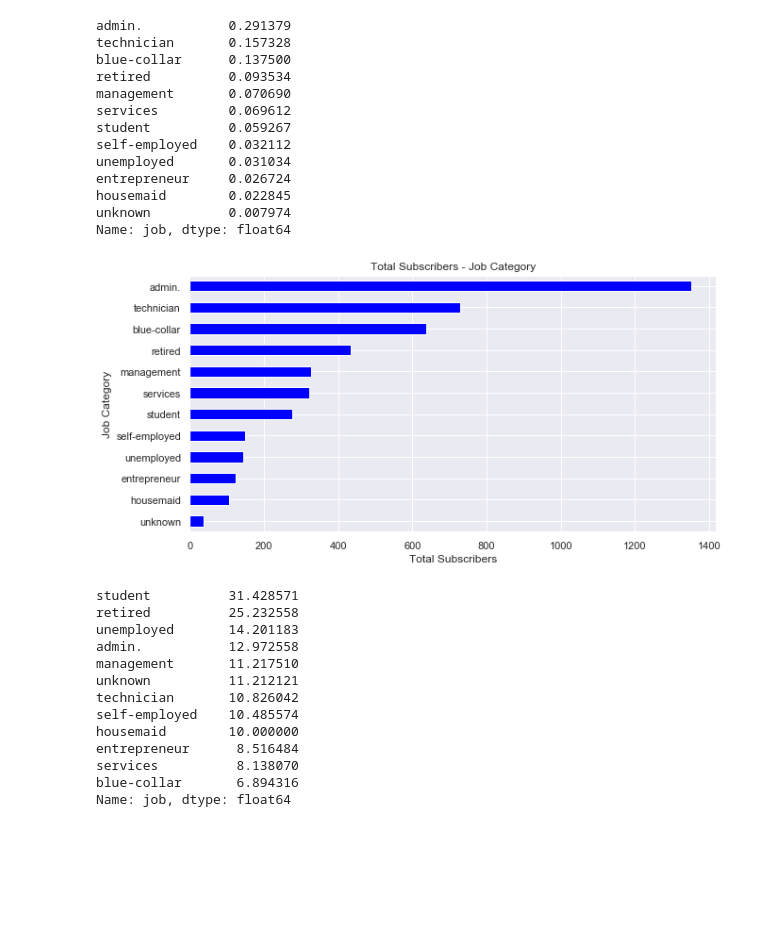
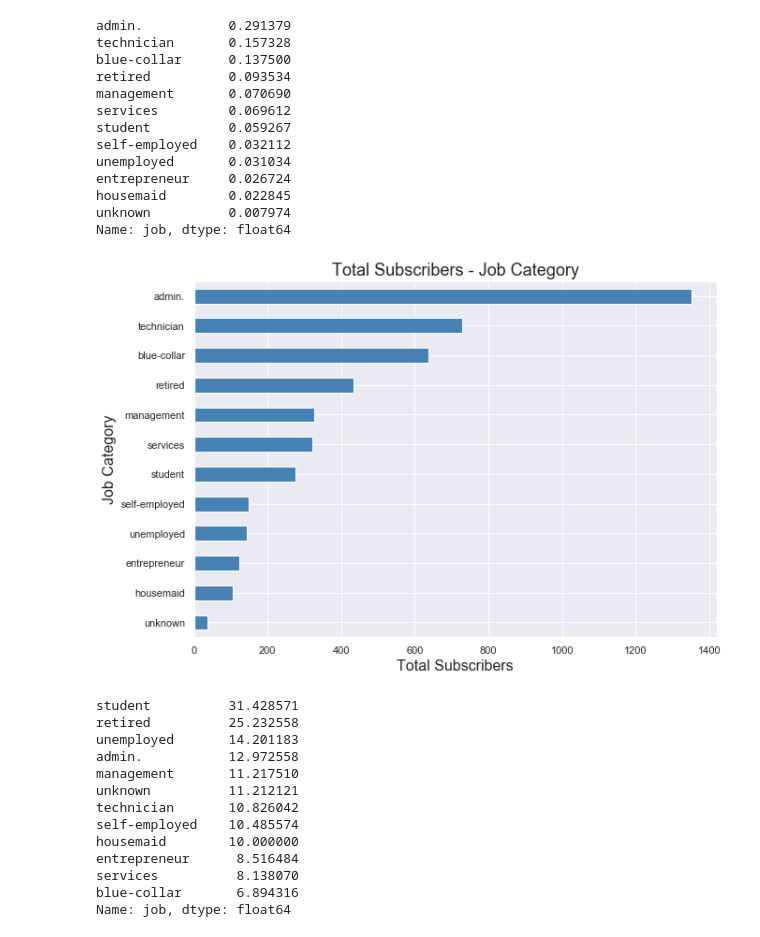
Before and after one commit to joaobecker/capstone_bank_marketing, a Jupyter notebook: portuguese_bank_capstone.ipynb, the cells around one changed output. Cells and saved outputs as stored; diff of their text form; code cells hidden in the pictures; blank space fills up the shorter version.

```diff
--- a/portuguese_bank_capstone.ipynb
+++ b/portuguese_bank_capstone.ipynb
@@ -197,14 +185,14 @@ housemaid        0.022845
 unknown          0.007974
 Name: job, dtype: float64
 # %%
-plt.figure(figsize=(10, 5))
-bank_y.job.value_counts(ascending=True).plot(kind='barh', color = 'blue')
-plt.ylabel('Job Category')
-plt.xlabel('Total Subscribers')
-plt.title('Total Subscribers - Job Category')
+plt.figure(figsize=(10, 7))
+bank_y.job.value_counts(ascending=True).plot(kind='barh', color='steelblue')
+plt.ylabel('Job Category', fontsize=16)
+plt.xlabel('Total Subscribers', fontsize=16)
+plt.title('Total Subscribers - Job Category', fontsize=18)
 plt.show()
 # %% [output]
-[figure, old version]
+[figure, new version]
 # %%
 pct_job = percentage(bank_y, 'job', bank).sort_values(ascending=False)
 pct_job
```
Also changed, not shown: parts of 95 cells of this notebook.
